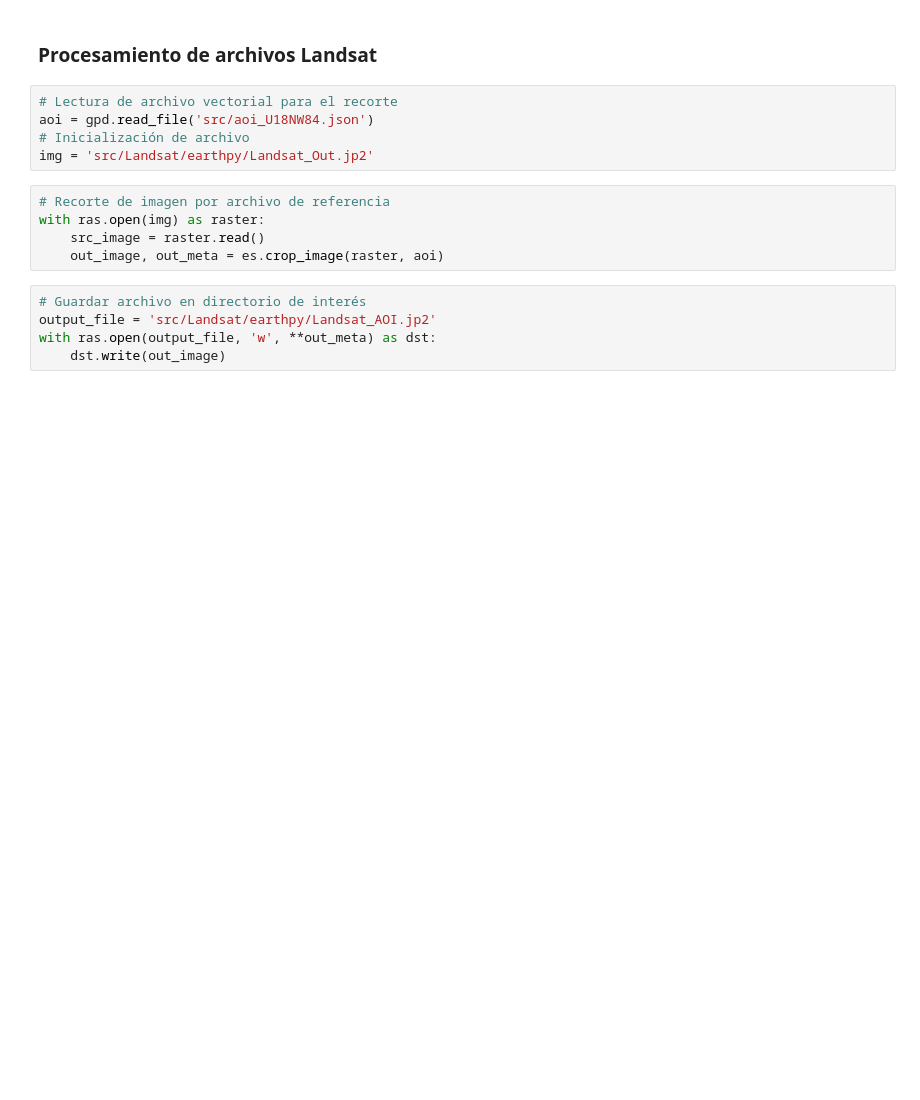
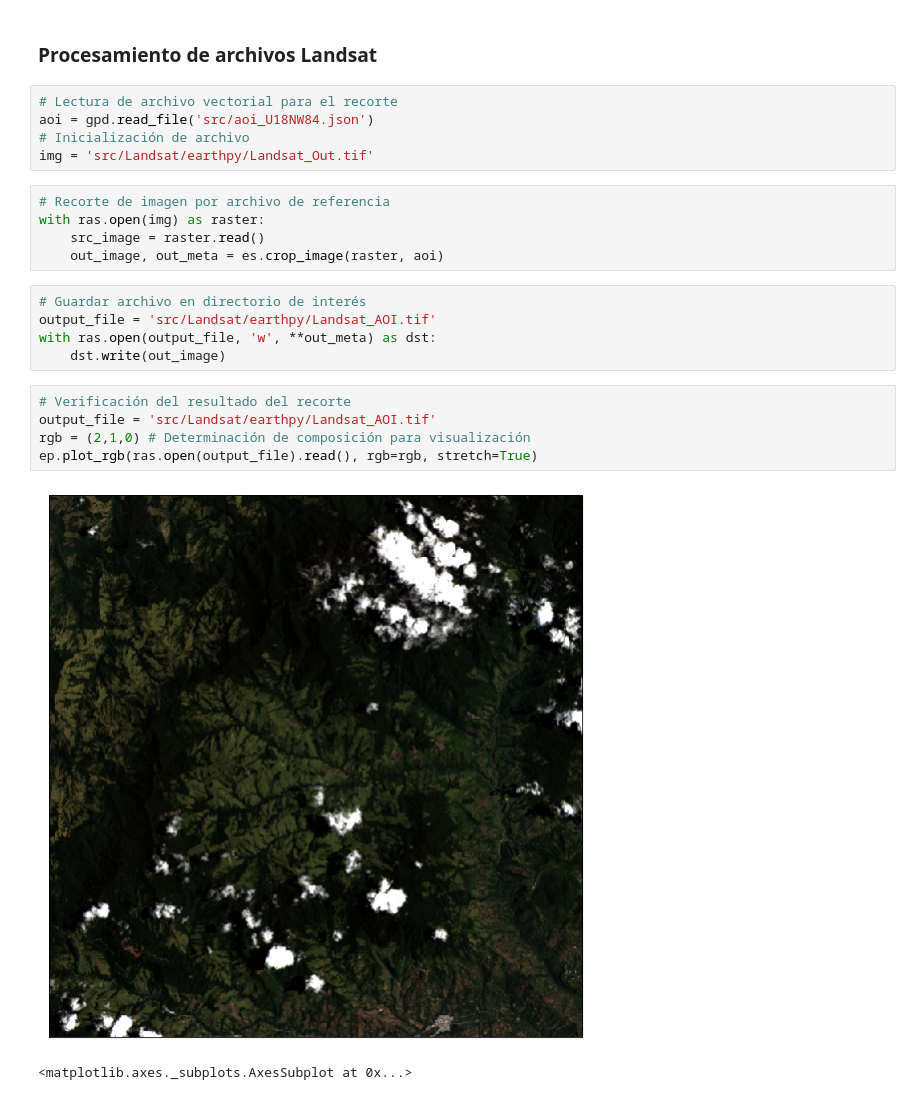
Before and after one commit to ruedadavid/SatelliteImages, a Jupyter notebook: 04_CropImages.ipynb, the cells around one changed output. Cells and saved outputs as stored; diff of their text form; blank space fills up the shorter version.

```diff
--- a/04_CropImages.ipynb
+++ b/04_CropImages.ipynb
@@ -43,7 +65,7 @@ with ras.open(output_file, 'w', **out_meta) as dst:
 # Lectura de archivo vectorial para el recorte
 aoi = gpd.read_file('src/aoi_U18NW84.json')
 # Inicialización de archivo
-img = 'src/Landsat/earthpy/Landsat_Out.jp2'
+img = 'src/Landsat/earthpy/Landsat_Out.tif'
 # %%
 # Recorte de imagen por archivo de referencia
 with ras.open(img) as raster:
@@ -51,6 +73,14 @@ with ras.open(img) as raster:
     out_image, out_meta = es.crop_image(raster, aoi)
 # %%
 # Guardar archivo en directorio de interés
-output_file = 'src/Landsat/earthpy/Landsat_AOI.jp2'
+output_file = 'src/Landsat/earthpy/Landsat_AOI.tif'
 with ras.open(output_file, 'w', **out_meta) as dst:
     dst.write(out_image)
+# %%
+# Verificación del resultado del recorte
+output_file = 'src/Landsat/earthpy/Landsat_AOI.tif'
+rgb = (2,1,0) # Determinación de composición para visualización
+ep.plot_rgb(ras.open(output_file).read(), rgb=rgb, stretch=True)
+# %% [output]
+[figure, added]
+<matplotlib.axes._subplots.AxesSubplot at 0x...>
```
Also changed, not shown: parts of 4 cells of this notebook, 9 other files.
